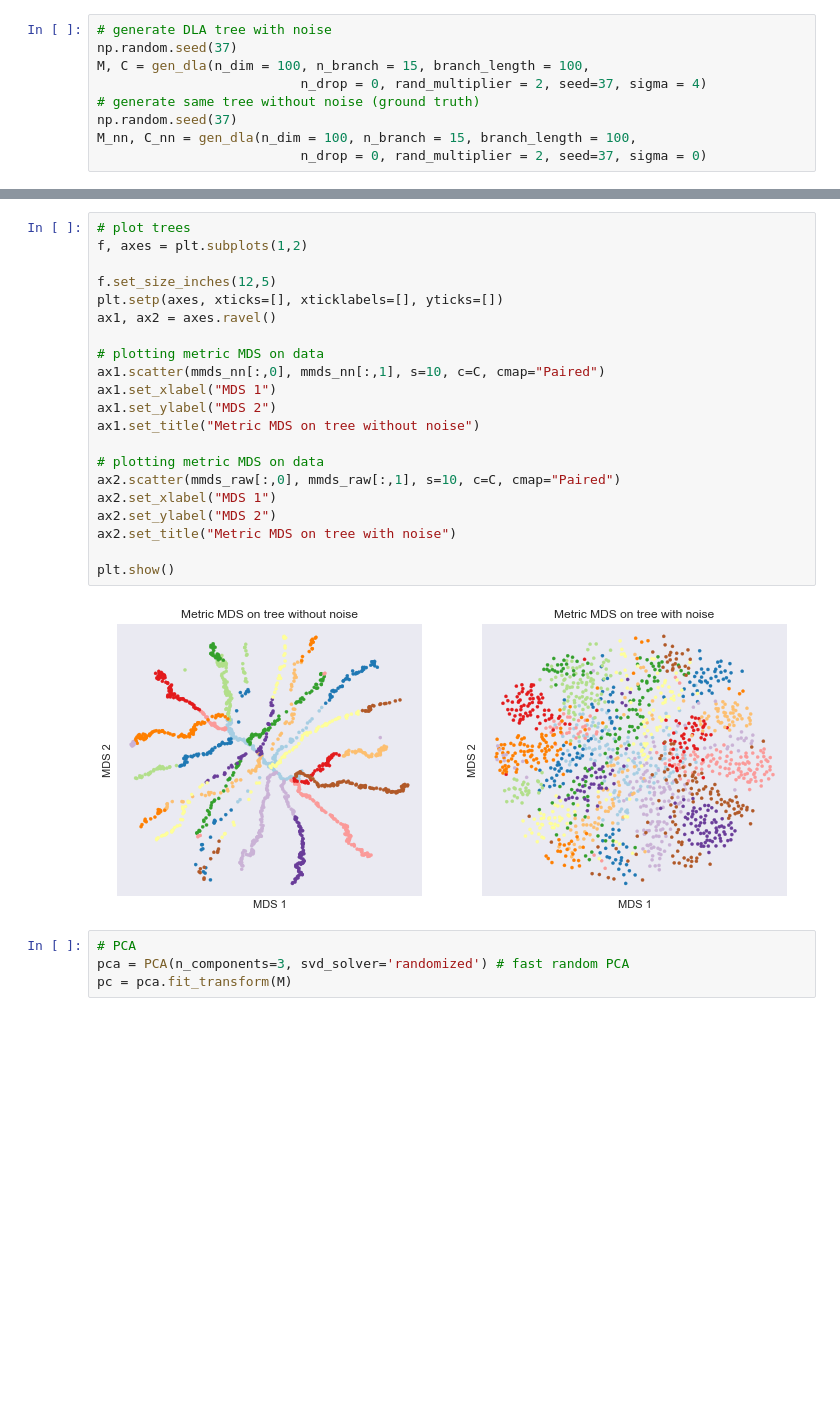
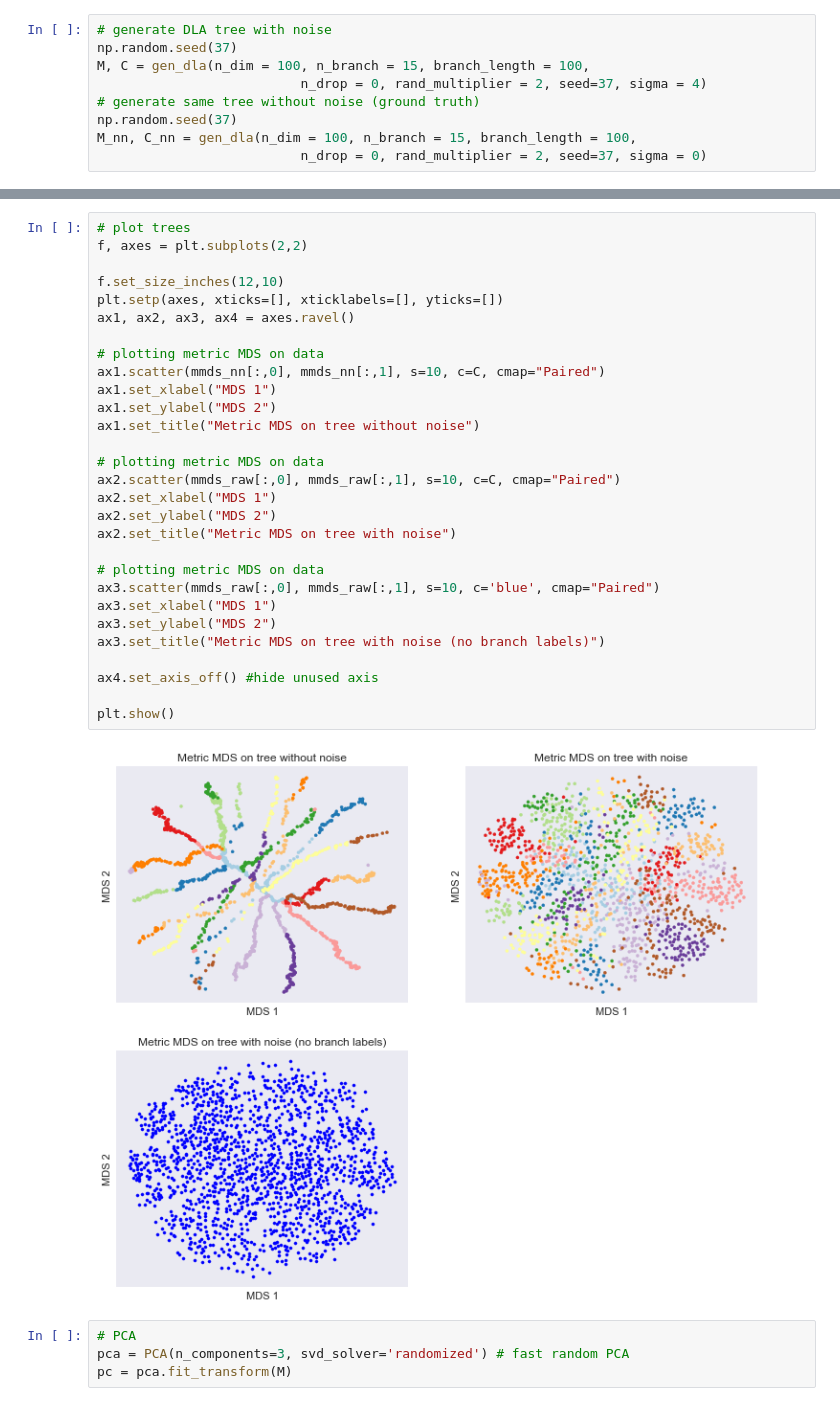
Before and after one commit to KrishnaswamyLab/PHATE, a Jupyter notebook: Python/tutorial/PHATE_tree.ipynb, the cells around one changed output, grey strips where cells are left out. Cells and saved outputs as stored; diff of their text form; blank space fills up the shorter version.

```diff
--- a/Python/tutorial/PHATE_tree.ipynb
+++ b/Python/tutorial/PHATE_tree.ipynb
@@ -69,27 +118,35 @@ mmds_nn = MDS(n_components=2, metric=True, max_iter=3000, eps=1e-12,
              dissimilarity="precomputed", random_state=seed, n_init=1).fit_transform(pdx_nn)
 # %%
 # plot trees
-f, axes = plt.subplots(1,2)
+f, axes = plt.subplots(2,2)
 
-f.set_size_inches(12,5)
+f.set_size_inches(12,10)
 plt.setp(axes, xticks=[], xticklabels=[], yticks=[])
-ax1, ax2 = axes.ravel()
+ax1, ax2, ax3, ax4 = axes.ravel()
 
 # plotting metric MDS on data
 ax1.scatter(mmds_nn[:,0], mmds_nn[:,1], s=10, c=C, cmap="Paired")
 ax1.set_xlabel("MDS 1")
 ax1.set_ylabel("MDS 2")
 ax1.set_title("Metric MDS on tree without noise")
 
 # plotting metric MDS on data
 ax2.scatter(mmds_raw[:,0], mmds_raw[:,1], s=10, c=C, cmap="Paired")
 ax2.set_xlabel("MDS 1")
 ax2.set_ylabel("MDS 2")
 ax2.set_title("Metric MDS on tree with noise")
 
+# plotting metric MDS on data
+ax3.scatter(mmds_raw[:,0], mmds_raw[:,1], s=10, c='blue', cmap="Paired")
+ax3.set_xlabel("MDS 1")
+ax3.set_ylabel("MDS 2")
+ax3.set_title("Metric MDS on tree with noise (no branch labels)")
+
+ax4.set_axis_off() #hide unused axis
+
 plt.show()
 # %% [output]
-[figure, old version]
+[figure, new version]
 # %%
 # PCA
 pca = PCA(n_components=3, svd_solver='randomized') # fast random PCA
```
Also changed, not shown: parts of 5 cells of this notebook, 3 other files.
